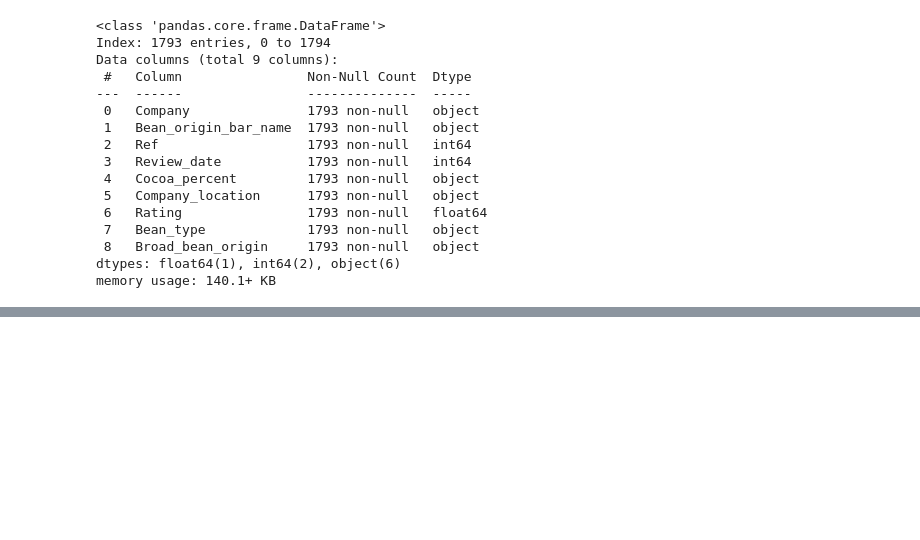
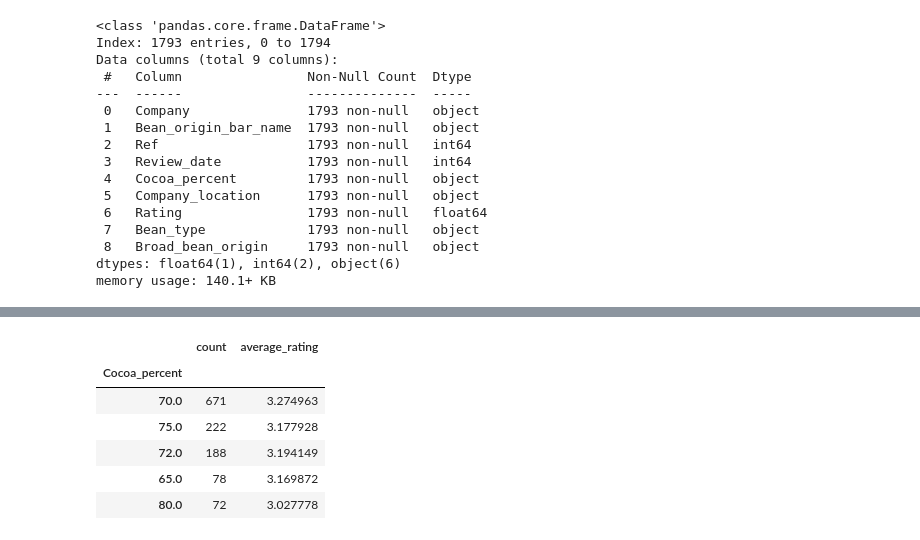
Before and after one commit to ElifSurucu/Chocolate-Evaluation-Guide, a Jupyter notebook: project_notebook.ipynb, the cells around one changed output, grey strips where cells are left out. Saved outputs shown, nothing was run; the diff lists cells and outputs as text; code cells hidden in the pictures; blank space fills up the shorter version.

```diff
--- a/project_notebook.ipynb
+++ b/project_notebook.ipynb
@@ -183,0 +190,18 @@ chocolate_data.head()
+# %%
+#the average rating of the most common cocoa percentages
+cocoa_rating_summary = chocolate_data.groupby('Cocoa_percent').agg(
+    count=('Rating', 'size'),
+    average_rating=('Rating', 'mean')
+).sort_values(by='count', ascending=False)
+
+
+top_cocoa_percentages = cocoa_rating_summary.head(5)
+top_cocoa_percentages
+# %% [output]
+|  | count | average_rating |
+| Cocoa_percent |  |  |
+| 70.0 | 671 | 3.274963 |
+| 75.0 | 222 | 3.177928 |
+| 72.0 | 188 | 3.194149 |
+| 65.0 | 78 | 3.169872 |
+| 80.0 | 72 | 3.027778 |
```
Also changed, not shown: parts of 20 cells of this notebook.
